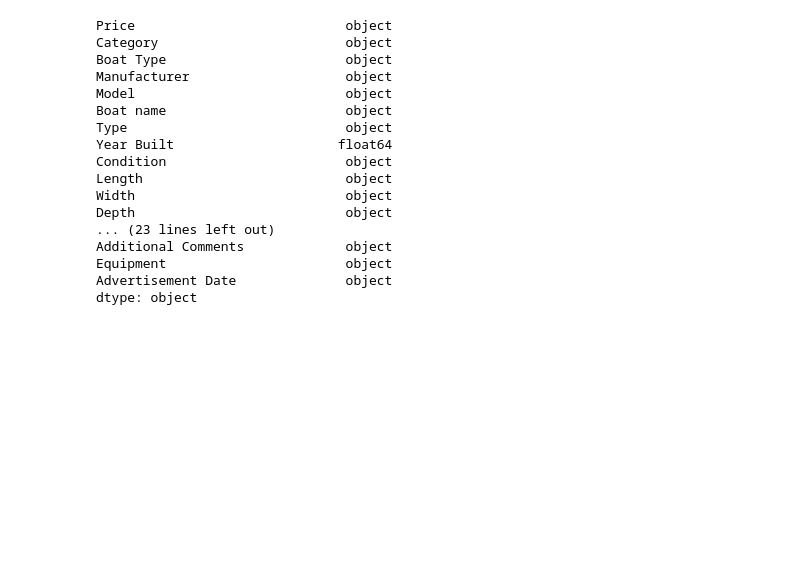
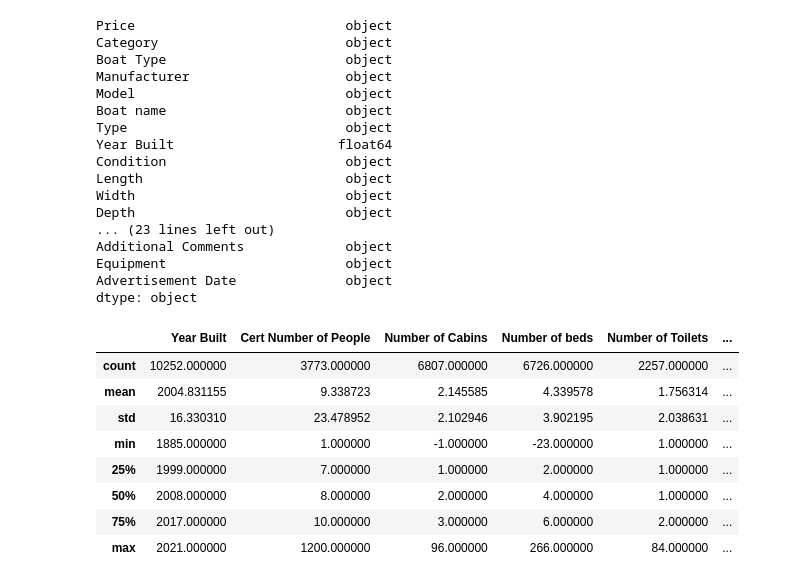
Before and after one commit to guillaumeovf/CarLoanDefault, a Jupyter notebook: Boat_Price.ipynb, the cells around one changed output. Drawn from its saved outputs; the diff is of its cells as text; code cells hidden in the pictures; blank space fills up the shorter version.

```diff
--- a/Boat_Price.ipynb
+++ b/Boat_Price.ipynb
@@ -334,3 +320,15 @@ Additional Comments             object
 Equipment                       object
 Advertisement Date              object
 dtype: object
+# %%
+df.describe() # To have some descriptive statistics
+# %% [output]
+|  | Year Built | Cert Number of People | Number of Cabins | Number of beds | Number of Toilets | ... |
+| count | 10252.000000 | 3773.000000 | 6807.000000 | 6726.000000 | 2257.000000 | ... |
+| mean | 2004.831155 | 9.338723 | 2.145585 | 4.339578 | 1.756314 | ... |
+| std | 16.330310 | 23.478952 | 2.102946 | 3.902195 | 2.038631 | ... |
+| min | 1885.000000 | 1.000000 | -1.000000 | -23.000000 | 1.000000 | ... |
+| 25% | 1999.000000 | 7.000000 | 1.000000 | 2.000000 | 1.000000 | ... |
+| 50% | 2008.000000 | 8.000000 | 2.000000 | 4.000000 | 1.000000 | ... |
+| 75% | 2017.000000 | 10.000000 | 3.000000 | 6.000000 | 2.000000 | ... |
+| max | 2021.000000 | 1200.000000 | 96.000000 | 266.000000 | 84.000000 | ... |
```
Also changed, not shown: parts of 20 cells of this notebook.
